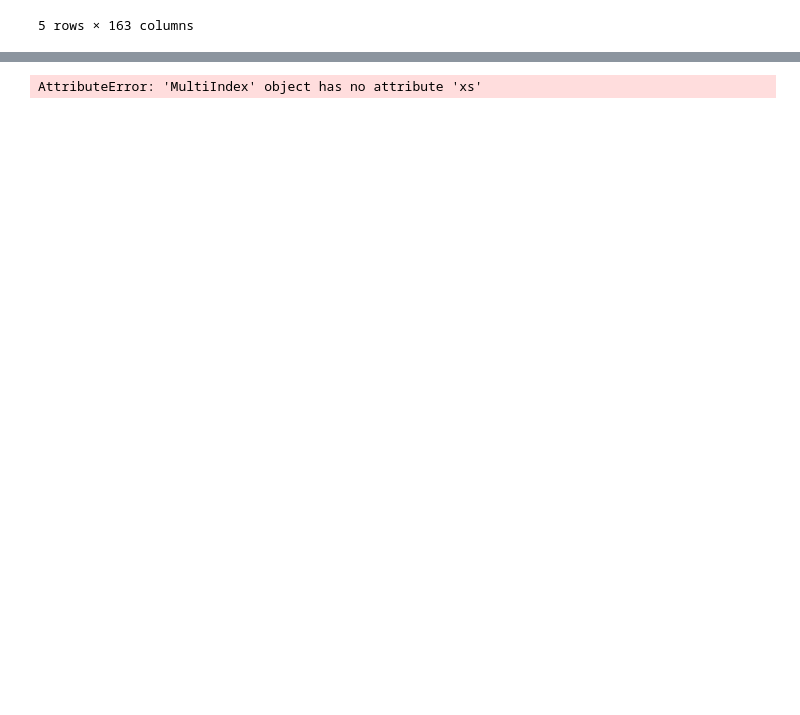
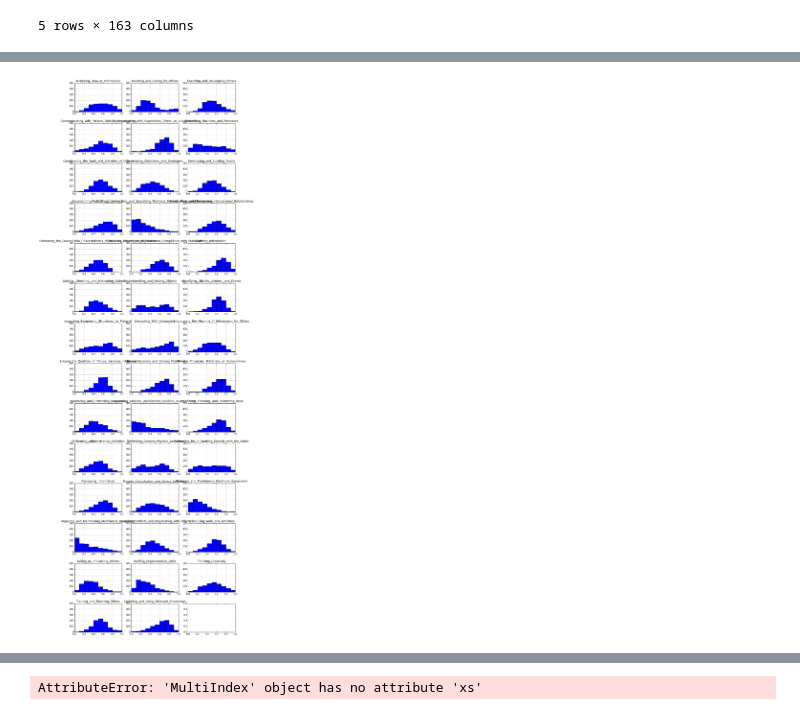
Before and after one commit to annaswigart/career-xplorer, a Jupyter notebook: ipython_notebooks/data_manipulation.ipynb, the cells around one changed output, grey strips where cells are left out. Cells and saved outputs as stored; diff of their text form; code cells hidden in the pictures; blank space fills up the shorter version.

```diff
--- a/ipython_notebooks/data_manipulation.ipynb
+++ b/ipython_notebooks/data_manipulation.ipynb
@@ -408,0 +428,4 @@ normed_df.head()
+# %%
+draw_histogram(normed_df.Work_Activities)
+# %% [output]
+[figure, added]
```
Also changed, not shown: parts of 24 cells of this notebook.
